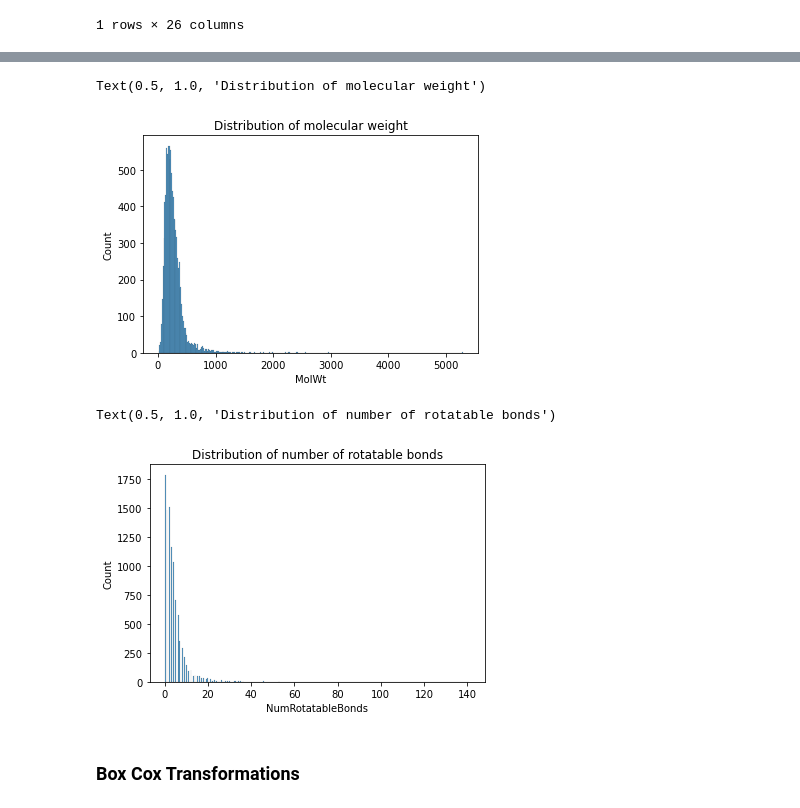
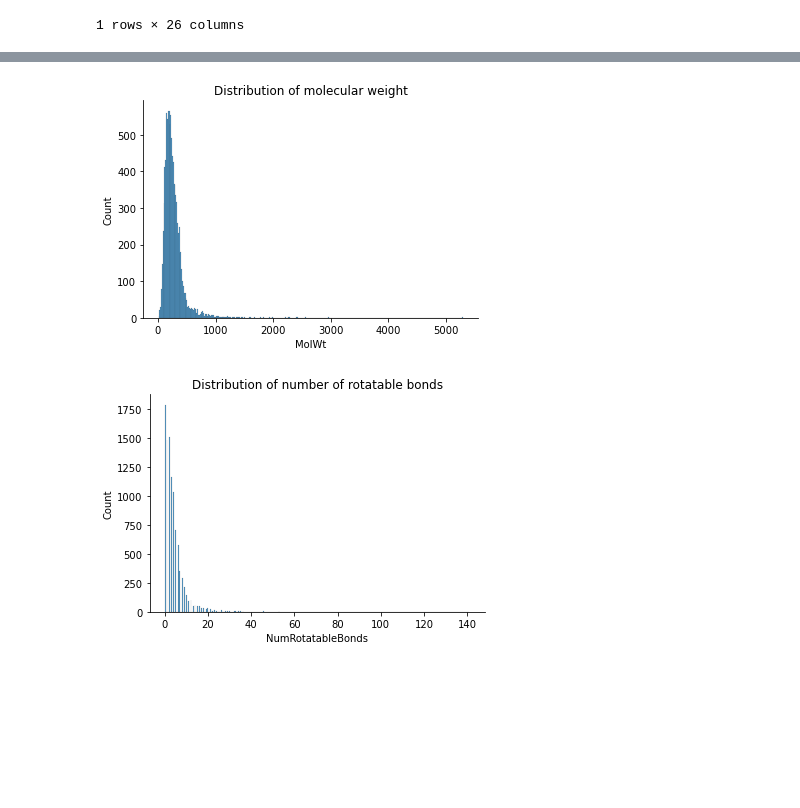
Before and after one commit to ayap20/CHEM6090_Project, a Jupyter notebook: EDA_aqsoldb.ipynb, the cells around one changed output, grey strips where cells are left out. Drawn from its saved outputs; the diff is of its cells as text; code cells hidden in the pictures; blank space fills up the shorter version.

```diff
--- a/EDA_aqsoldb.ipynb
+++ b/EDA_aqsoldb.ipynb
@@ -108,14 +104,14 @@ sns.pairplot(df)
 # %%
 # histogram of molecular weight values to see spread of data
 sns.histplot(data=df, x='MolWt').set_title('Distribution of molecular weight')
+sns.despine()
+plt.savefig('molwt_distribution.jpg', dpi=300, bbox_inches='tight')
 # %% [output]
-Text(0.5, 1.0, 'Distribution of molecular weight')
-[figure, old version]
+[figure, new version]
 # %%
 # histogram of number of rotatable bonds
 sns.histplot(data=df, x='NumRotatableBonds').set_title('Distribution of number of rotatable bonds')
+sns.despine()
+plt.savefig('rotbonds_distribution.jpg', dpi=300, bbox_inches='tight')
 # %% [output]
-Text(0.5, 1.0, 'Distribution of number of rotatable bonds')
-[figure, old version]
+[figure, new version]
-# %% [markdown]
-### Box Cox Transformations
```
Also changed, not shown: parts of 8 cells of this notebook, 22 other files.
